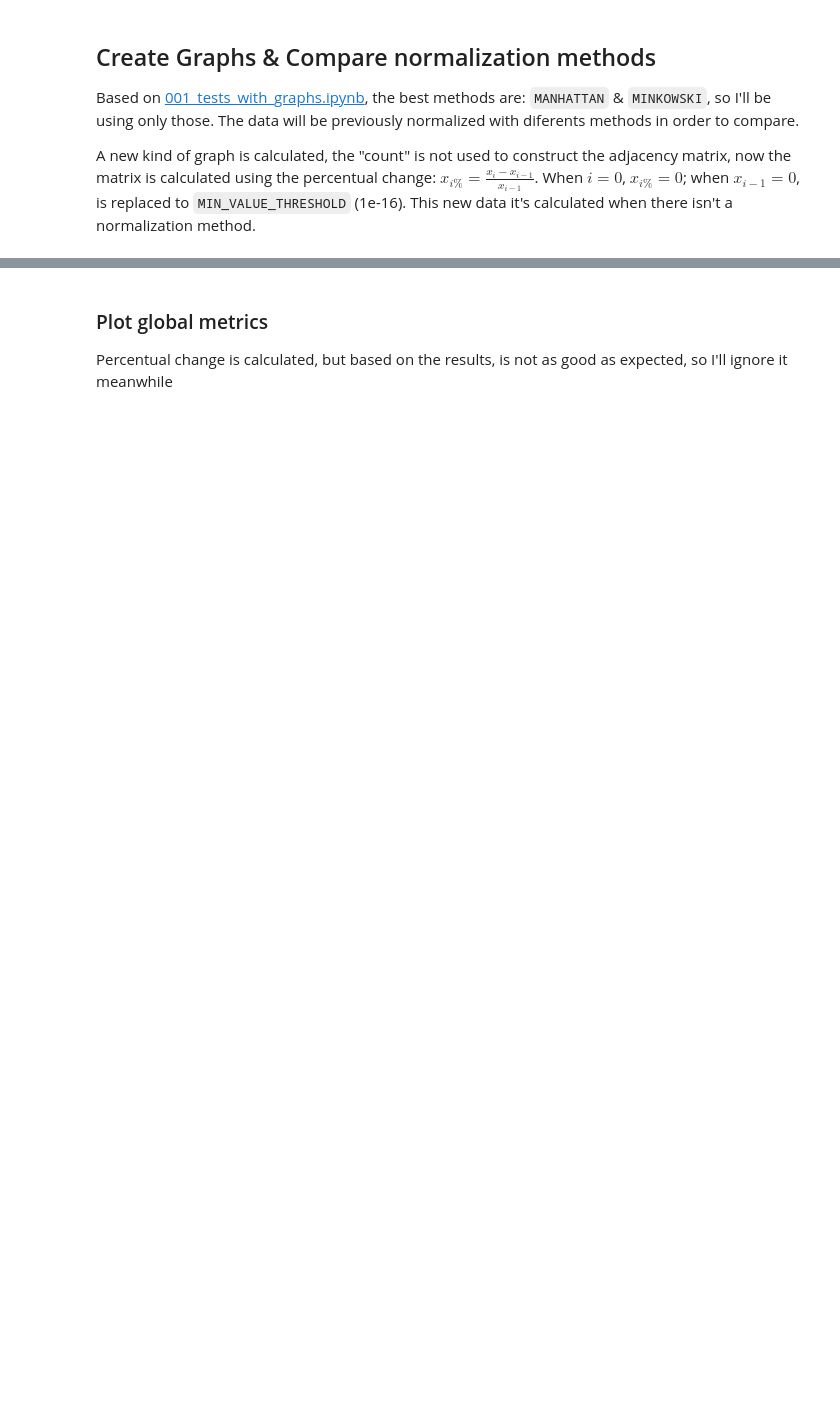
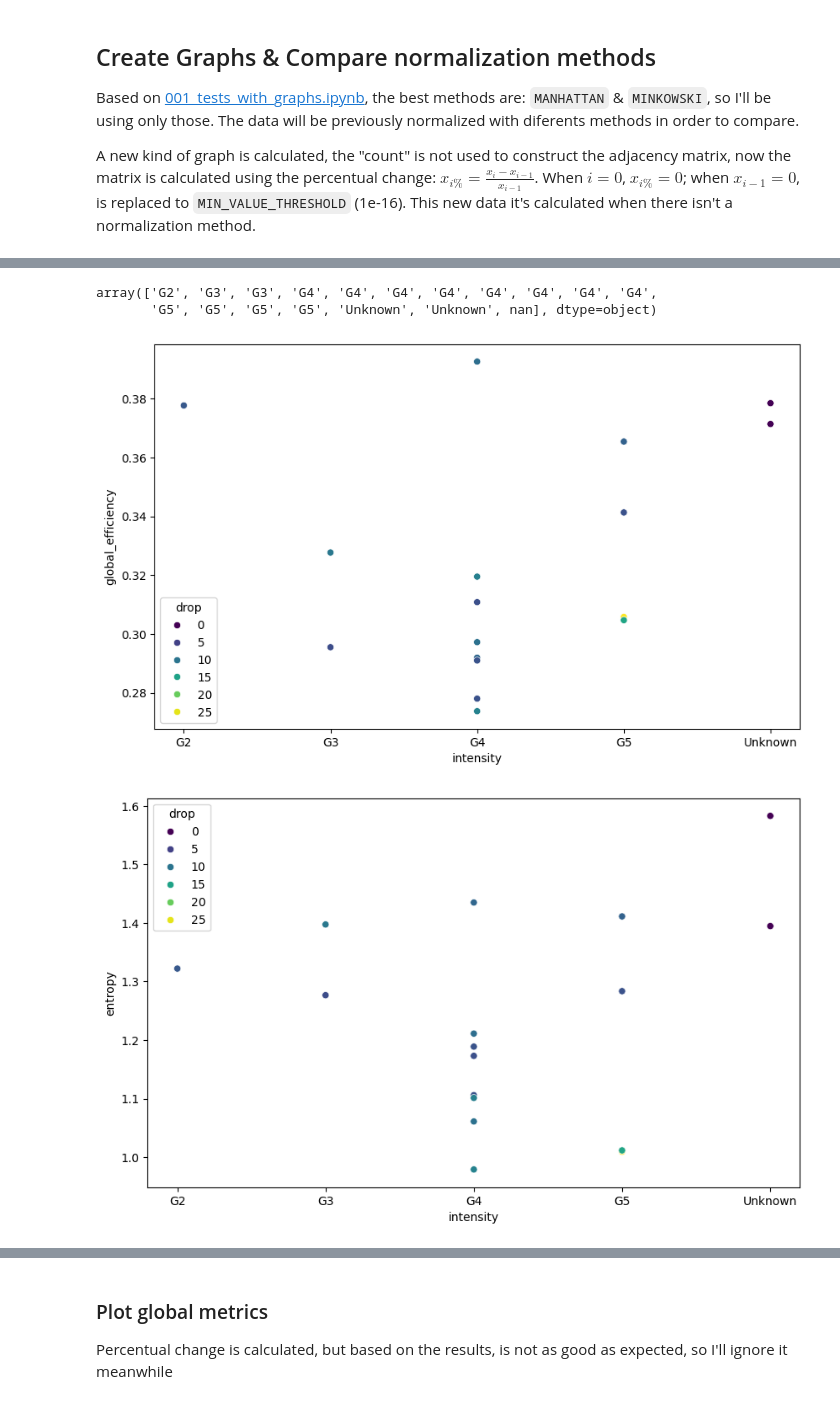
Before and after one commit to dosquisd/NMDB-FD-PredictorWithGraphs, a Jupyter notebook: notebooks/002_calc_some_stats.ipynb, the cells around one changed output, grey strips where cells are left out. Drawn from its saved outputs; the diff is of its cells as text; code cells hidden in the pictures; blank space fills up the shorter version.

```diff
--- a/notebooks/002_calc_some_stats.ipynb
+++ b/notebooks/002_calc_some_stats.ipynb
@@ -168,3 +260,6 @@ def calc_graph_metrics(
 
     dataset_df = pd.DataFrame(dataset)
     return dataset_df, dataset
+# %%
+transform_method = DistanceTransformation.EXPONENTIAL
+dataset_df, dataset = calc_graph_metrics(events, transform_method=transform_method)
@@ -170,0 +313,23 @@ def calc_graph_metrics(
+# %%
+y
+# %% [output]
+array(['G2', 'G3', 'G3', 'G4', 'G4', 'G4', 'G4', 'G4', 'G4', 'G4', 'G4',
+       'G5', 'G5', 'G5', 'G5', 'Unknown', 'Unknown', nan], dtype=object)
+# %%
+for metric in ["global_efficiency", "entropy", "fractal", "hurst_rs", "modularity", "assortativity"]:
+    plt.figure(figsize=(10, 6))
+    sns.scatterplot(
+        data=dataset_df[
+            (dataset_df["normalization"] == "z_score")
+            & (dataset_df["adjacency_method"] == "manhattan")
+            & (dataset_df["data_label"] == "normal")
+        ].sort_values("intensity"),
+        x="intensity",
+        y=metric,
+        hue="drop",
+        # style="normalization",
+        palette="viridis",
+    )
+# %% [output]
+[figure, added]
+[figure, added]
```
Also changed, not shown: parts of 11 cells of this notebook, 1 other file.
